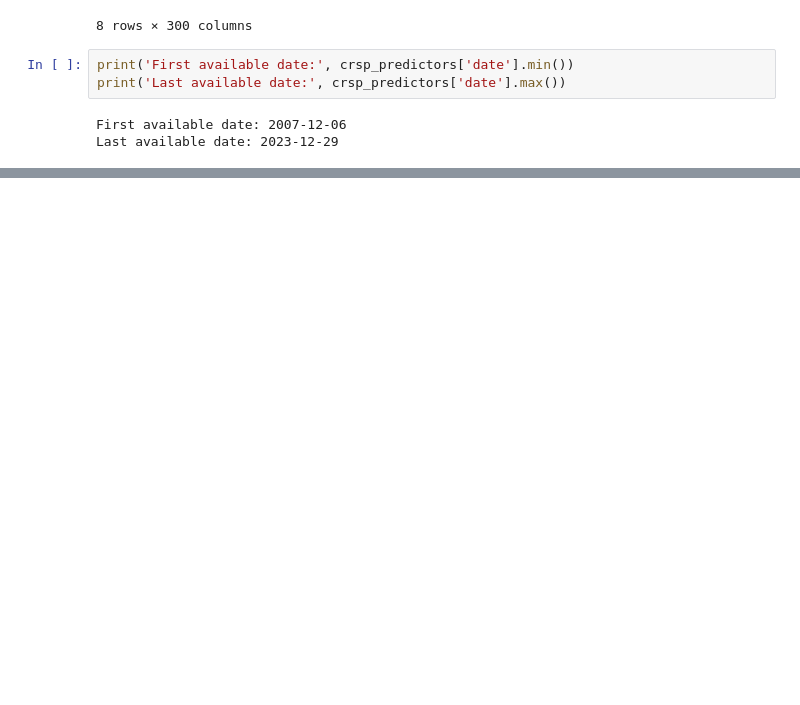
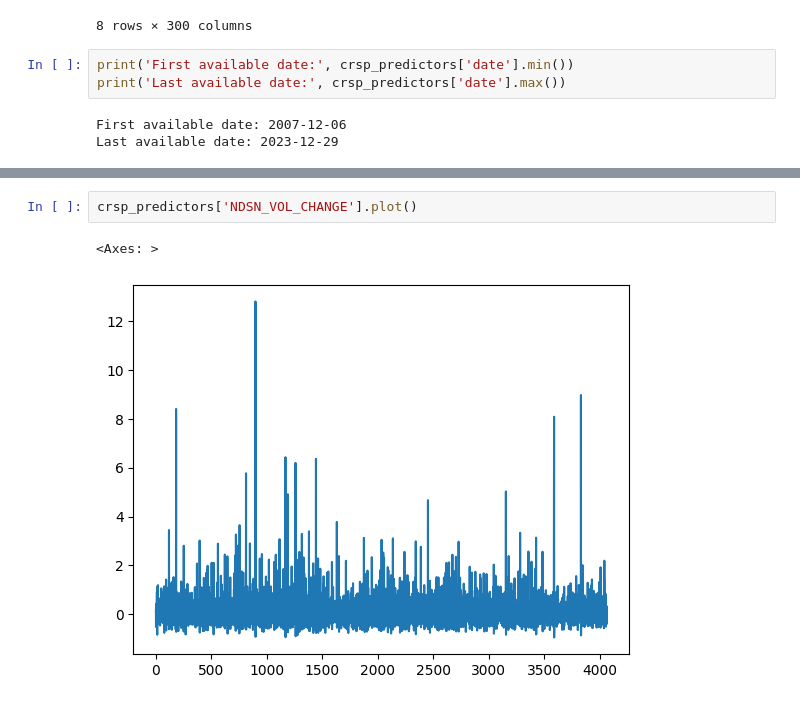
Before and after one commit to travisdesell/exact, a Jupyter notebook: financial_loss_functions/exploration.ipynb, the cells around one changed output, grey strips where cells are left out. Saved outputs shown, nothing was run; the diff lists cells and outputs as text; blank space fills up the shorter version.

```diff
--- a/financial_loss_functions/exploration.ipynb
+++ b/financial_loss_functions/exploration.ipynb
@@ -140,0 +174,5 @@ crsp_predictors.isna().any()
+# %%
+crsp_predictors['NDSN_VOL_CHANGE'].plot()
+# %% [output]
+<Axes: >
+[figure, added]
```
Also changed, not shown: parts of 8 cells of this notebook.
